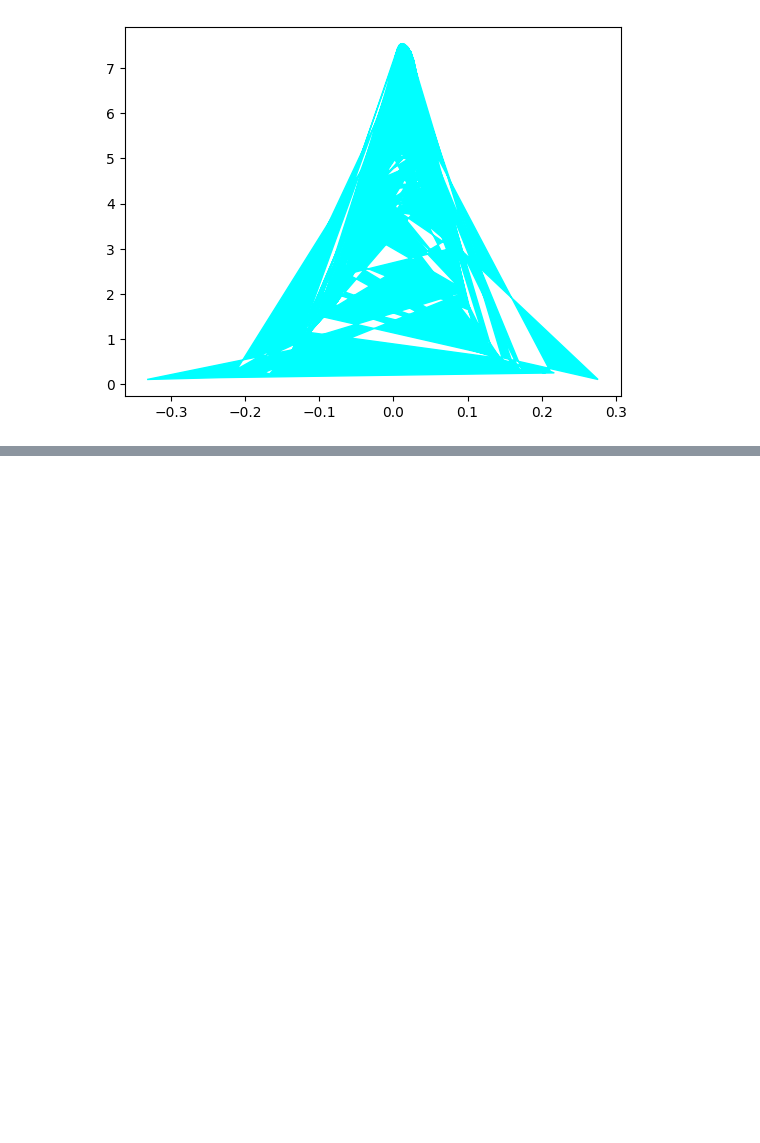
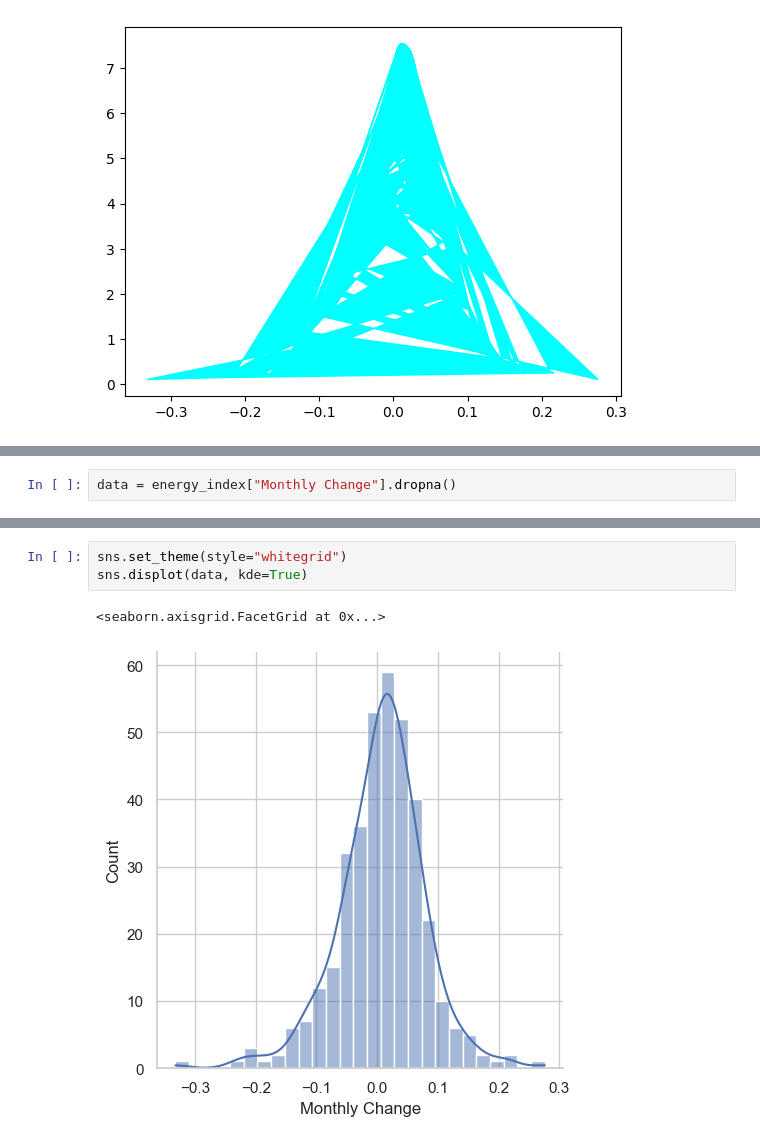
Before and after one commit to alexwese/tkseminar, a Jupyter notebook: DataAnalysis/change_distribution.ipynb, the cells around one changed output, grey strips where cells are left out. Drawn from its saved outputs; the diff is of its cells as text; blank space fills up the shorter version.

```diff
--- a/DataAnalysis/change_distribution.ipynb
+++ b/DataAnalysis/change_distribution.ipynb
@@ -65,0 +68,2 @@ sd = np.std(energy_index["Monthly Change"])
+# %%
+data = energy_index["Monthly Change"].dropna()
@@ -65,0 +165,6 @@ sd = np.std(energy_index["Monthly Change"])
+# %%
+sns.set_theme(style="whitegrid")
+sns.displot(data, kde=True)
+# %% [output]
+<seaborn.axisgrid.FacetGrid at 0x...>
+[figure, added]
```
Also changed, not shown: parts of 13 cells of this notebook.
